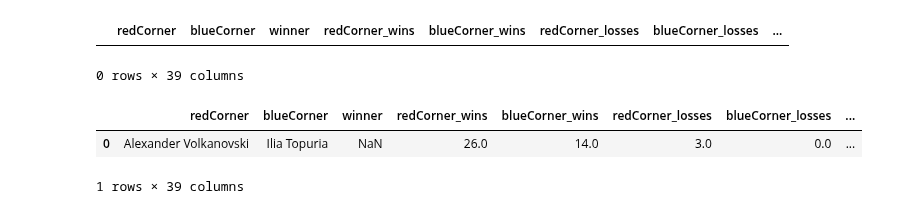
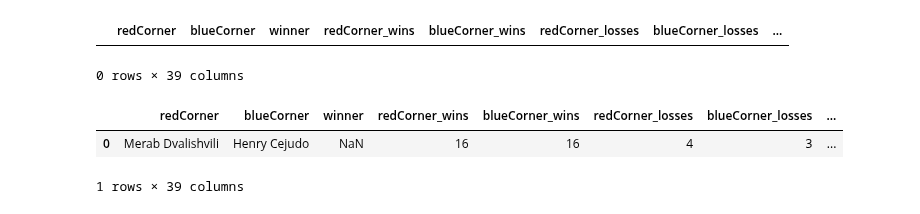
Before and after one commit to maxbraith/UFCModel, a Jupyter notebook: UFCModelGit/Model/customInputData.ipynb, the cells around one changed output. Cells and saved outputs as stored; diff of their text form; code cells hidden in the pictures.

```diff
--- a/UFCModelGit/Model/customInputData.ipynb
+++ b/UFCModelGit/Model/customInputData.ipynb
@@ -80,9 +72,9 @@ redCorner_sig_str_defense = np.nan
 blueCorner_sig_str_defense = np.nan
 redCorner_takedown_defense = np.nan
 blueCorner_takedown_defense = np.nan
-if 'Alexander Volkanovski' in dfCareer['name'].values:
+if 'Merab Dvalishvili' in dfCareer['name'].values:
     try:
-        indexCareer = dfCareer.index[dfCareer['name'] == 'Alexander Volkanovski'].tolist()[0]
+        indexCareer = dfCareer.index[dfCareer['name'] == 'Merab Dvalishvili'].tolist()[0]
         redCorner = dfCareer.at[indexCareer, 'name']
         redCorner_wins = dfCareer.at[indexCareer, 'wins']
         redCorner_losses = dfCareer.at[indexCareer, 'losses']
@@ -104,9 +96,9 @@ if 'Alexander Volkanovski' in dfCareer['name'].values:
         redCorner_takedown_defense = dfCareer.at[indexCareer, 'takedown_defense']
     except:
         pass
-if 'Ilia Topuria' in dfCareer['name'].values:
+if 'Henry Cejudo' in dfCareer['name'].values:
     try:
-        indexCareer = dfCareer.index[dfCareer['name'] == 'Ilia Topuria'].tolist()[0]
+        indexCareer = dfCareer.index[dfCareer['name'] == 'Henry Cejudo'].tolist()[0]
         blueCorner = dfCareer.at[indexCareer, 'name']
         blueCorner_wins = dfCareer.at[indexCareer, 'wins']
         blueCorner_losses = dfCareer.at[indexCareer, 'losses']
@@ -147,32 +139,32 @@ column_vals = {
     'redCorner_sig_str_percentage': redCorner_sig_str_percentage,
     'blueCorner_sig_str_percentage': blueCorner_sig_str_percentage,
     'redCorner_takedowns': redCorner_takedowns,
     'blueCorner_takedowns': blueCorner_takedowns,
     'redCorner_takedown_percentage': redCorner_takedown_percentage,
     'blueCorner_takedown_percentage': blueCorner_takedown_percentage,
     'redCorner_subs_attempted': redCorner_subs_attempted,
     'blueCorner_subs_attempted': blueCorner_subs_attempted,
     'redCorner_height': redCorner_height,
     'blueCorner_height': blueCorner_height,
     'redCorner_reach': redCorner_reach,
     'blueCorner_reach': blueCorner_reach,
     'redCorner_stance': redCorner_stance,
     'blueCorner_stance': blueCorner_stance,
     'redCorner_sig_str_landed_per_minute': redCorner_sig_str_landed_per_minute,
     'blueCorner_sig_str_landed_per_minute': blueCorner_sig_str_landed_per_minute,
     'redCorner_fightTime': redCorner_fightTime,
     'blueCorner_fightTime': blueCorner_fightTime,
     'redCorner_sig_str_absorbed_per_minute': redCorner_sig_str_absorbed_per_minute,
     'blueCorner_sig_str_absorbed_per_minute': blueCorner_sig_str_absorbed_per_minute,
     'redCorner_sig_str_defense': redCorner_sig_str_defense,
     'blueCorner_sig_str_defense': blueCorner_sig_str_defense,
     'redCorner_takedown_defense': redCorner_takedown_defense,
     'blueCorner_takedown_defense': blueCorner_takedown_defense
 }
 dfCustom.loc[len(dfCustom)] = column_vals
 
 dfCustom.head()
 # %% [output]
 |  | redCorner | blueCorner | winner | redCorner_wins | blueCorner_wins | redCorner_losses | blueCorner_losses | ... |
-| 0 | Alexander Volkanovski | Ilia Topuria | NaN | 26.0 | 14.0 | 3.0 | 0.0 | ... |
+| 0 | Merab Dvalishvili | Henry Cejudo | NaN | 16 | 16 | 4 | 3 | ... |
 1 rows × 39 columns
```
Also changed, not shown: parts of 4 cells of this notebook, 4 other files.
